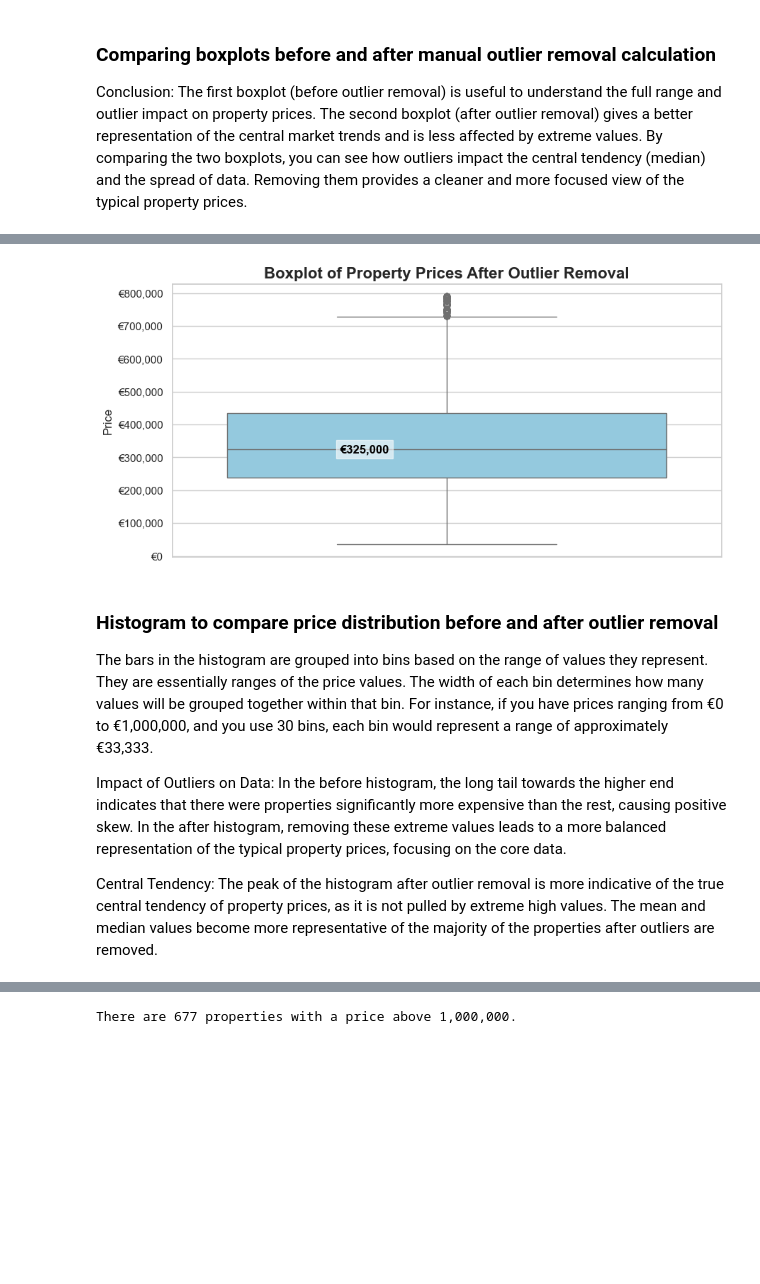
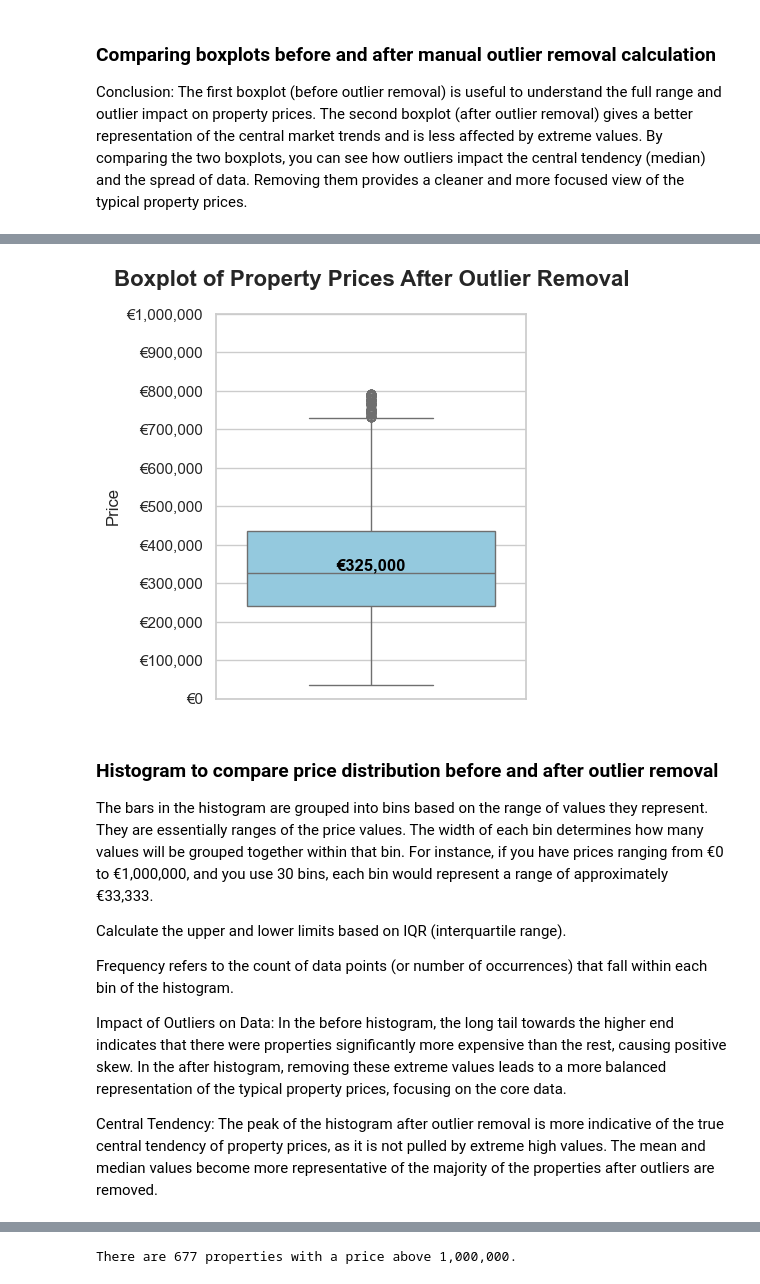
Before and after one commit to Kevin-Van-Hoorebeek/immoeliza_data_analysis, a Jupyter notebook: Analysis/Kelli_immoeliza_visualization.ipynb, the cells around one changed output, grey strips where cells are left out. Saved outputs shown, nothing was run; the diff lists cells and outputs as text; code cells hidden in the pictures; blank space fills up the shorter version.

```diff
--- a/Analysis/Kelli_immoeliza_visualization.ipynb
+++ b/Analysis/Kelli_immoeliza_visualization.ipynb
@@ -104,41 +84,45 @@ plt.show()
 # %%
 # IQR
 # Calculate the upper and lower limits based on IQR
 Q1 = df_sorted['Price'].quantile(0.25)
 Q3 = df_sorted['Price'].quantile(0.75)
 IQR = Q3 - Q1
 lower = Q1 - 1.5 * IQR
 upper = Q3 + 1.5 * IQR
 
 # Identify the indices of rows that are upper and lower outliers
 outliers = df_sorted[(df_sorted['Price'] < lower) | (df_sorted['Price'] > upper)].index
 
 # Remove all outliers from the DataFrame
 df_cleaned = df_sorted.drop(index=outliers)
 
 # Plot after outlier removal
-plt.figure(figsize=(10, 5))
+plt.figure(figsize=(4, 5))
 sns.boxplot(y='Price', data=df_cleaned, color="skyblue")
-plt.title('Boxplot of Property Prices After Outlier Removal', fontsize=16, fontweight='bold')
+plt.title('Boxplot of Property Prices After Outlier Removal', fontsize=16, fontweight='bold', pad=20)
 plt.ylabel('Price')
 
 max_value = df_cleaned['Price'].max()
-tick_interval = 100000 if max_value > 500000 else 50000  # Adjust interval for readability
-yticks = np.arange(0, max_value + tick_interval, tick_interval)
+
+plt.ylim(0, 1000000)
+yticks = np.arange(0, 1000000 + 100000, 100000)  # Create y-ticks at intervals of 100,000 euros
 plt.yticks(yticks, [f'€{y:,.0f}' for y in yticks])  # Format y-tick labels with euro symbol
 
 # Add an annotation for the median value inside the box
 median_price = df_cleaned['Price'].median()
-plt.text(-0.15, median_price, f'€{median_price:,.0f}', ha='center', va='center', fontsize=12,
-         color='black', fontweight='bold', bbox=dict(facecolor='white', alpha=0.6))
-
+plt.text(0, median_price, f'€{median_price:,.0f}', ha='center', va='bottom', fontsize=12,
+         color='black', fontweight='bold')
 
 plt.show()
 # %% [output]
-[figure, old version]
+[figure, new version]
 # %% [markdown]
 ### Histogram to compare price distribution before and after outlier removal
 The bars in the histogram are grouped into bins based on the range of values they represent. They are essentially ranges of the price values. The width of each bin determines how many values will be grouped together within that bin. For instance, if you have prices ranging from €0 to €1,000,000, and you use 30 bins, each bin would represent a range of approximately €33,333.
+
+Calculate the upper and lower limits based on IQR (interquartile range).
+
+Frequency refers to the count of data points (or number of occurrences) that fall within each bin of the histogram.
 
 Impact of Outliers on Data:
     In the before histogram, the long tail towards the higher end indicates that there were properties significantly more expensive than the rest, causing positive skew.
```
Also changed, not shown: parts of 11 cells of this notebook, 2 other files.
